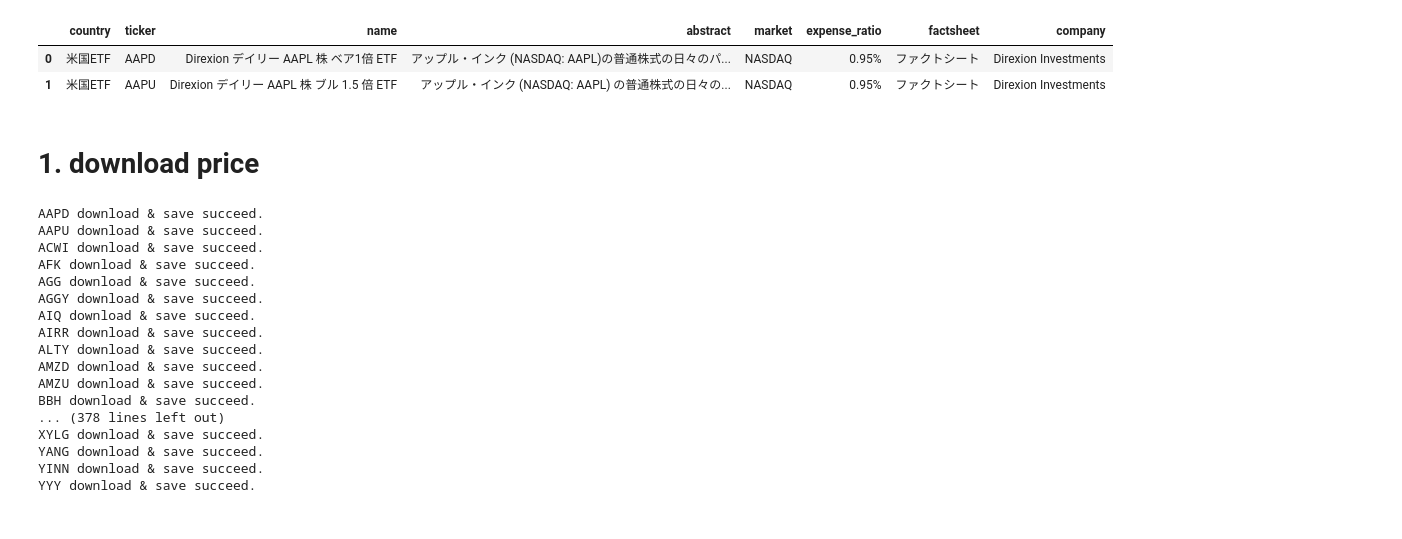
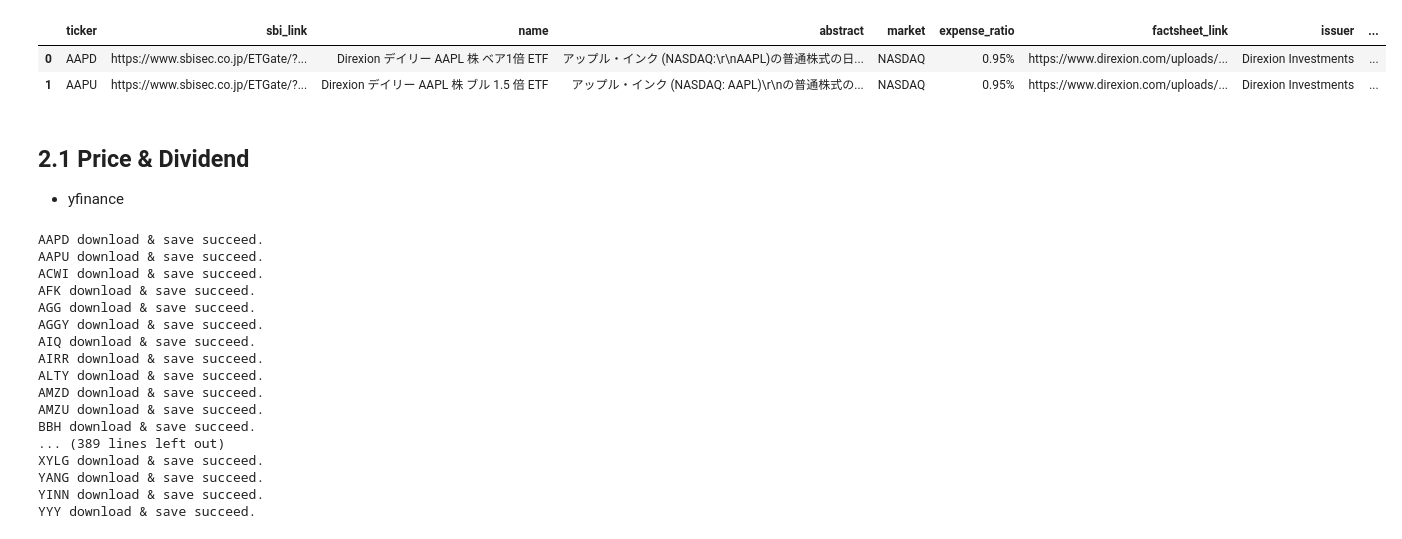
Before and after one commit to yunieyuna/etf-analysis, a Jupyter notebook: notebooks/data_download.ipynb, the cells around one changed output. Drawn from its saved outputs; the diff is of its cells as text; code cells hidden in the pictures.

Commit message:
download etf data

```diff
--- a/notebooks/data_download.ipynb
+++ b/notebooks/data_download.ipynb
@@ -13,12 +102,11 @@ data_path = "../data/SBI_etf_us_list.csv"
 save_path = "../data/etf_data/price"
 # %%
 etf_df = pd.read_csv(data_path)
-etf_df.columns = ["country", "ticker", "name", "abstract", "market", "expense_ratio", "factsheet", "company"]
 etf_df.head(2)
 # %% [output]
-|  | country | ticker | name | abstract | market | expense_ratio | factsheet | company |
-| 0 | 米国ETF | AAPD | Direxion デイリー AAPL 株 ベア1倍 ETF | アップル・インク (NASDAQ: AAPL)の普通株式の日々のパ... | NASDAQ | 0.95% | ファクトシート | Direxion Investments |
-| 1 | 米国ETF | AAPU | Direxion デイリー AAPL 株 ブル 1.5 倍 ETF | アップル・インク (NASDAQ: AAPL) の普通株式の日々の... | NASDAQ | 0.95% | ファクトシート | Direxion Investments |
+|  | ticker | sbi_link | name | abstract | market | expense_ratio | factsheet_link | issuer | ... |
+| 0 | AAPD | https://www.sbisec.co.jp/ETGate/?... | Direxion デイリー AAPL 株 ベア1倍 ETF | アップル・インク (NASDAQ:\r\nAAPL)の普通株式の日... | NASDAQ | 0.95% | https://www.direxion.com/uploads/... | Direxion Investments | ... |
+| 1 | AAPU | https://www.sbisec.co.jp/ETGate/?... | Direxion デイリー AAPL 株 ブル 1.5 倍 ETF | アップル・インク (NASDAQ: AAPL)\r\nの普通株式の... | NASDAQ | 0.95% | https://www.direxion.com/uploads/... | Direxion Investments | ... |
 # %%
 # start date
 start_date = '1900-1-1'
@@ -26,7 +114,9 @@ start_date = '1900-1-1'
 # period
 period_internal = '1d'
 # %% [markdown]
-# 1. download price
+## 2.1 Price & Dividend
+
+- yfinance
 # %%
 def down_data(ticker, start_date, period_internal, save_path, current_date):
     # Get data on this ticker
@@ -59,7 +149,7 @@ ALTY download & save succeed.
 AMZD download & save succeed.
 AMZU download & save succeed.
 BBH download & save succeed.
-... (378 lines left out)
+... (389 lines left out)
 XYLG download & save succeed.
 YANG download & save succeed.
 YINN download & save succeed.
```
Also changed, not shown: parts of 16 cells of this notebook.
